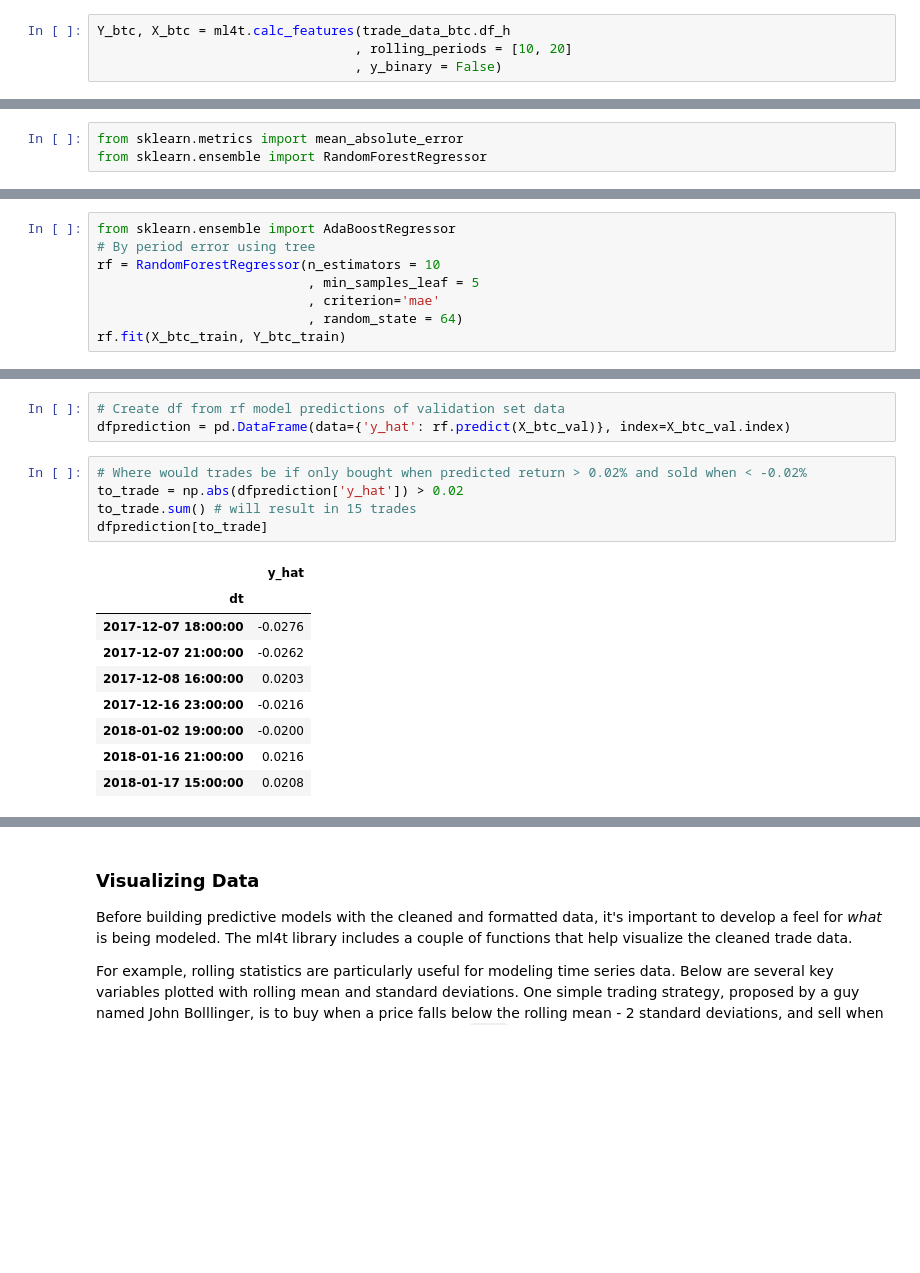
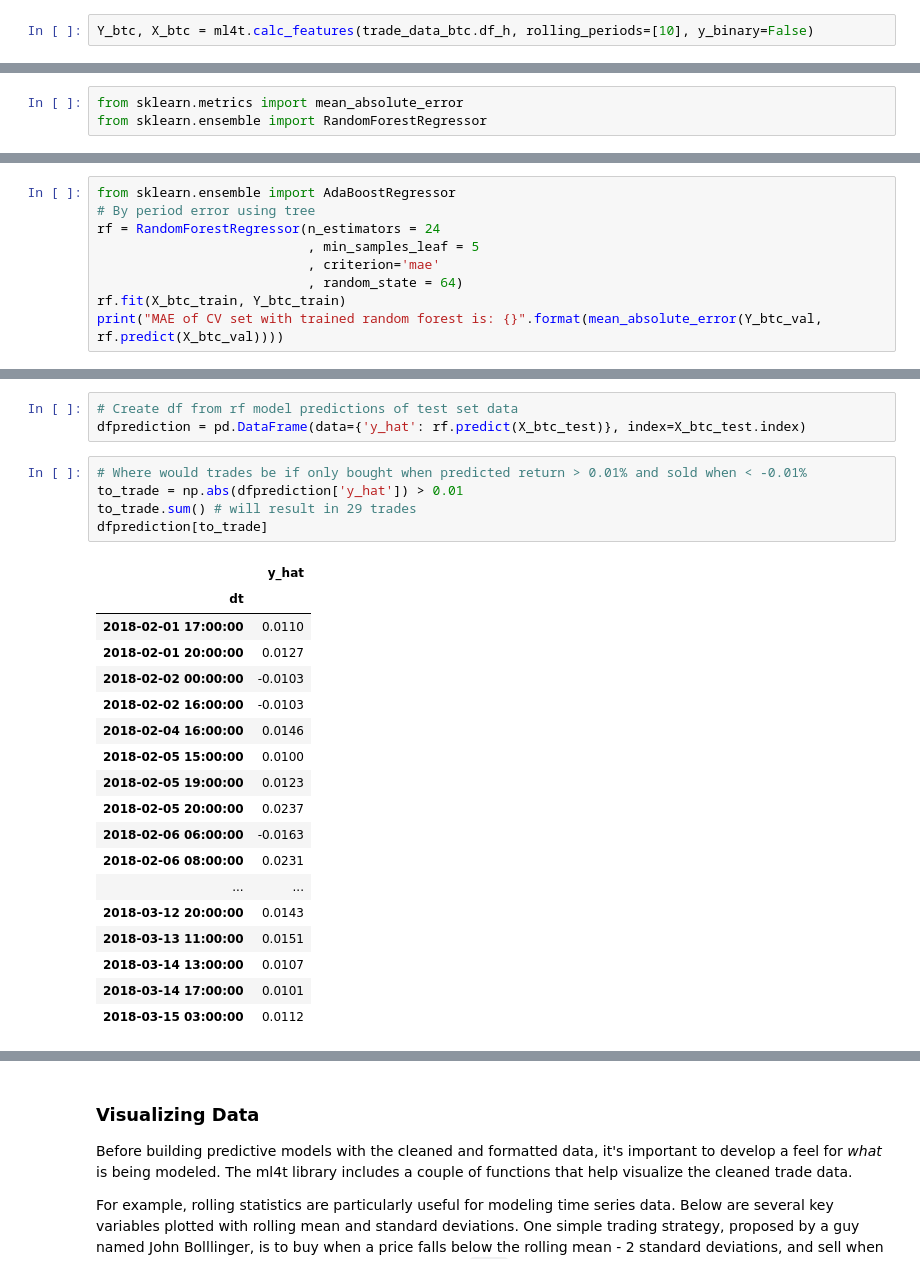
Before and after one commit to ethanruhe/ml_for_trading, a Jupyter notebook: Machine Learning for Cryptocurrency Trading.ipynb, the cells around one changed output, grey strips where cells are left out. Cells and saved outputs as stored; diff of their text form; blank space fills up the shorter version.

````diff
--- a/Machine Learning for Cryptocurrency Trading.ipynb
+++ b/Machine Learning for Cryptocurrency Trading.ipynb
@@ -244,8 +251,6 @@ Price prediction based strictly on historical price and volume is called "techni
 - The number of periods over which rolling statistics are calculated is something that should be sensitivity tested. The default in ```.calc_features()``` is 10, though this can be changed and multiple rolling trends can be calculated in the same feature set. In your own work, once you have found a good model, try re-specifying it with different rolling feature windows to see if you can improve performance.
 # %%
-Y_btc, X_btc = ml4t.calc_features(trade_data_btc.df_h
-                                 , rolling_periods = [10, 20]
-                                 , y_binary = False)
+Y_btc, X_btc = ml4t.calc_features(trade_data_btc.df_h, rolling_periods=[10], y_binary=False)
 # %% [markdown]
 Here is what our features data look like:
 # %%
@@ -386,0 +380,9 @@ MAE is lowest for a leaf size of 5, so we'll use that going forward.
+# %%
+from sklearn.ensemble import AdaBoostRegressor
+# By period error using tree
+rf = RandomForestRegressor(n_estimators = 24
+                           , min_samples_leaf = 5
+                           , criterion='mae'
+                           , random_state = 64)
+rf.fit(X_btc_train, Y_btc_train)
+print("MAE of CV set with trained random forest is: {}".format(mean_absolute_error(Y_btc_val, rf.predict(X_btc_val))))
@@ -443,8 +395,0 @@ Name: 2018-03-15 23:00:00, dtype: float64
-# %%
-from sklearn.ensemble import AdaBoostRegressor
-# By period error using tree
-rf = RandomForestRegressor(n_estimators = 10
-                           , min_samples_leaf = 5
-                           , criterion='mae'
-                           , random_state = 64)
-rf.fit(X_btc_train, Y_btc_train)
@@ -499,18 +415,27 @@ test.sort_values([0], ascending=False)
 # %%
-# Create df from rf model predictions of validation set data
-dfprediction = pd.DataFrame(data={'y_hat': rf.predict(X_btc_val)}, index=X_btc_val.index)
+# Create df from rf model predictions of test set data
+dfprediction = pd.DataFrame(data={'y_hat': rf.predict(X_btc_test)}, index=X_btc_test.index)
 # %%
-# Where would trades be if only bought when predicted return > 0.02% and sold when < -0.02%
-to_trade = np.abs(dfprediction['y_hat']) > 0.02
-to_trade.sum() # will result in 15 trades
+# Where would trades be if only bought when predicted return > 0.01% and sold when < -0.01%
+to_trade = np.abs(dfprediction['y_hat']) > 0.01
+to_trade.sum() # will result in 29 trades
 dfprediction[to_trade]
 # %% [output]
 |  | y_hat |
 | dt |  |
-| 2017-12-07 18:00:00 | -0.0276 |
-| 2017-12-07 21:00:00 | -0.0262 |
-| 2017-12-08 16:00:00 | 0.0203 |
-| 2017-12-16 23:00:00 | -0.0216 |
-| 2018-01-02 19:00:00 | -0.0200 |
-| 2018-01-16 21:00:00 | 0.0216 |
-| 2018-01-17 15:00:00 | 0.0208 |
+| 2018-02-01 17:00:00 | 0.0110 |
+| 2018-02-01 20:00:00 | 0.0127 |
+| 2018-02-02 00:00:00 | -0.0103 |
+| 2018-02-02 16:00:00 | -0.0103 |
+| 2018-02-04 16:00:00 | 0.0146 |
+| 2018-02-05 15:00:00 | 0.0100 |
+| 2018-02-05 19:00:00 | 0.0123 |
+| 2018-02-05 20:00:00 | 0.0237 |
+| 2018-02-06 06:00:00 | -0.0163 |
+| 2018-02-06 08:00:00 | 0.0231 |
+| ... | ... |
+| 2018-03-12 20:00:00 | 0.0143 |
+| 2018-03-13 11:00:00 | 0.0151 |
+| 2018-03-14 13:00:00 | 0.0107 |
+| 2018-03-14 17:00:00 | 0.0101 |
+| 2018-03-15 03:00:00 | 0.0112 |
````
Also changed, not shown: parts of 47 cells of this notebook, 1 other file.
